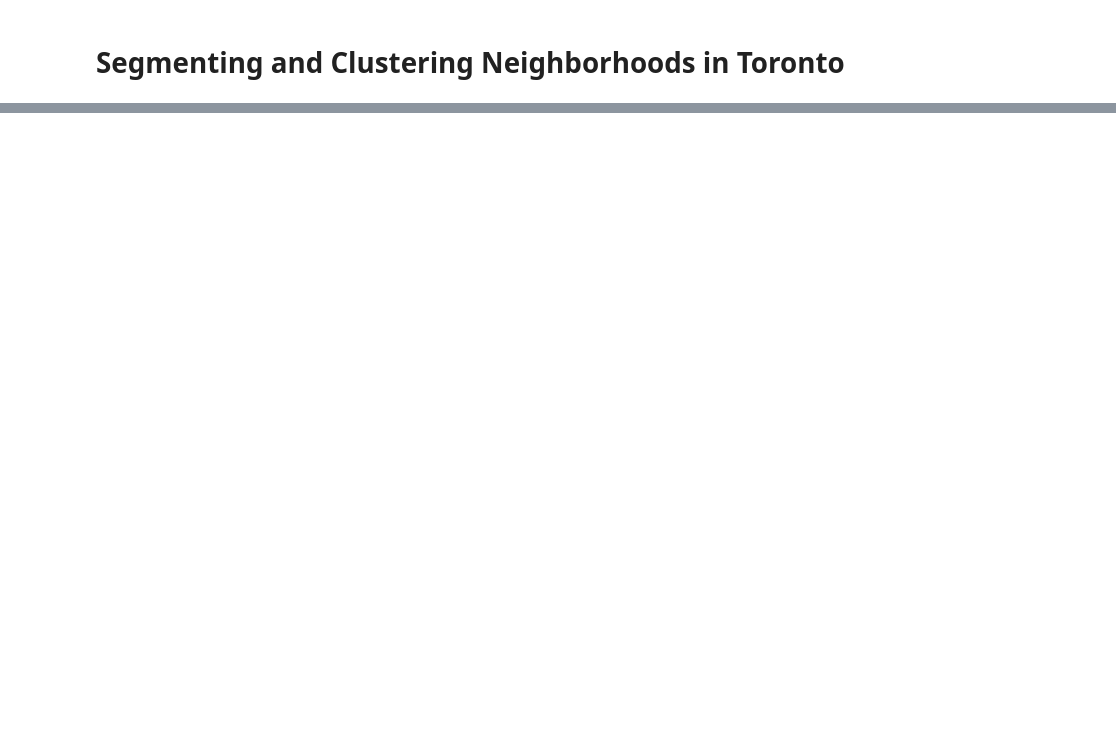
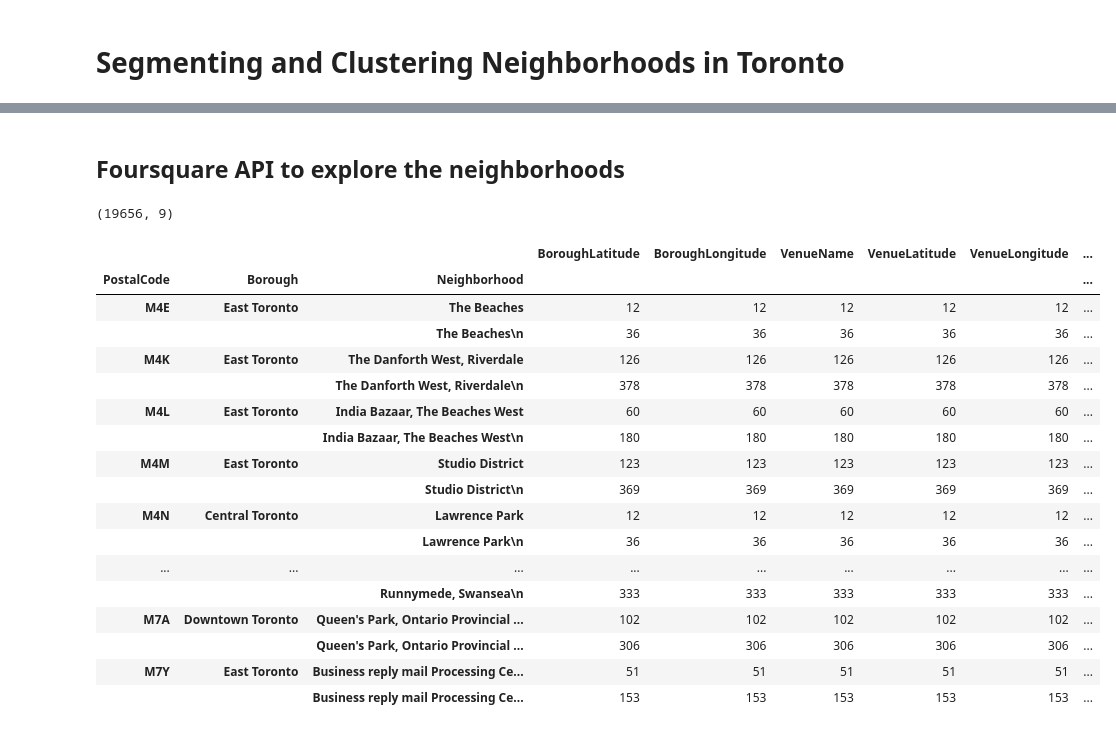
Before and after one commit to hrd1795/Coursera_Capstone, a Jupyter notebook: Segmenting and Clustering Neighborhoods in Toronto.ipynb, the cells around one changed output, grey strips where cells are left out. Drawn from its saved outputs; the diff is of its cells as text; code cells hidden in the pictures; blank space fills up the shorter version.

Commit message:
Published from Watson Studio.

```diff
--- a/Segmenting and Clustering Neighborhoods in Toronto.ipynb
+++ b/Segmenting and Clustering Neighborhoods in Toronto.ipynb
@@ -181,0 +118,3 @@ Latitude and longitude values of Not assigned
+# %%
+coordinates = pd.read_csv("http://cocl.us/Geospatial_data")
+coordinates.head()
@@ -181,0 +221,64 @@ Latitude and longitude values of Not assigned
+# %% [markdown]
+##  Foursquare API to explore the neighborhoods
+# %%
+# define Foursquare Credentials and Version
+CLIENT_ID = '4NUCBBIRCJ4HBDBEYJCYQFVMYHW3YHBFSWSUQRHB2B24G2CS' # your Foursquare ID
+CLIENT_SECRET = 'NYAU2CIRBL0XW03OF3SDBK0JO3DVAJHDECC413MQM3FRBJI4' # your Foursquare Secret
+VERSION = '20180605' # Foursquare API version
+LIMIT = 100
+
+venues = []
+
+for lat, long, post, borough, neighborhood in zip(toronto_df_new['Latitude'], toronto_df_new['Longitude'], toronto_df_new['PostalCode'], toronto_df_new['Borough'], toronto_df_new['Neighborhood']):
+    url = "https://api.foursquare.com/v2/venues/explore?client_id={}&client_secret={}&v={}&ll={},{}&radius={}&limit={}".format(
+        CLIENT_ID,
+        CLIENT_SECRET,
+        VERSION,
+        lat,
+        long,
+        radius,
+        LIMIT)
+
+    results = requests.get(url).json()["response"]['groups'][0]['items']
+
+    for venue in results:
+        venues.append((
+            post,
+            borough,
+            neighborhood,
+            lat,
+            long,
+            venue['venue']['name'],
+            venue['venue']['location']['lat'],
+            venue['venue']['location']['lng'],
+            venue['venue']['categories'][0]['name']))
+# %%
+# convert the venues list into a new DataFrame
+venues_df = pd.DataFrame(venues)
+
+# define the column names
+venues_df.columns = ['PostalCode', 'Borough', 'Neighborhood', 'BoroughLatitude', 'BoroughLongitude', 'VenueName', 'VenueLatitude', 'VenueLongitude', 'VenueCategory']
+
+print(venues_df.shape)
+venues_df.head()
+venues_df.groupby(["PostalCode", "Borough", "Neighborhood"]).count() #To check how many venues were returned for each PostalCode
+# %% [output]
+(19656, 9)
+|  |  |  | BoroughLatitude | BoroughLongitude | VenueName | VenueLatitude | VenueLongitude | ... |
+| PostalCode | Borough | Neighborhood |  |  |  |  |  | ... |
+| M4E | East Toronto | The Beaches | 12 | 12 | 12 | 12 | 12 | ... |
+|  |  | The Beaches\n | 36 | 36 | 36 | 36 | 36 | ... |
+| M4K | East Toronto | The Danforth West, Riverdale | 126 | 126 | 126 | 126 | 126 | ... |
+|  |  | The Danforth West, Riverdale\n | 378 | 378 | 378 | 378 | 378 | ... |
+| M4L | East Toronto | India Bazaar, The Beaches West | 60 | 60 | 60 | 60 | 60 | ... |
+|  |  | India Bazaar, The Beaches West\n | 180 | 180 | 180 | 180 | 180 | ... |
+| M4M | East Toronto | Studio District | 123 | 123 | 123 | 123 | 123 | ... |
+|  |  | Studio District\n | 369 | 369 | 369 | 369 | 369 | ... |
+| M4N | Central Toronto | Lawrence Park | 12 | 12 | 12 | 12 | 12 | ... |
+|  |  | Lawrence Park\n | 36 | 36 | 36 | 36 | 36 | ... |
+| ... | ... | ... | ... | ... | ... | ... | ... | ... |
+|  |  | Runnymede, Swansea\n | 333 | 333 | 333 | 333 | 333 | ... |
+| M7A | Downtown Toronto | Queen's Park, Ontario Provincial ... | 102 | 102 | 102 | 102 | 102 | ... |
+|  |  | Queen's Park, Ontario Provincial ... | 306 | 306 | 306 | 306 | 306 | ... |
+| M7Y | East Toronto | Business reply mail Processing Ce... | 51 | 51 | 51 | 51 | 51 | ... |
+|  |  | Business reply mail Processing Ce... | 153 | 153 | 153 | 153 | 153 | ... |
```
Also changed, not shown: parts of 43 cells of this notebook.
